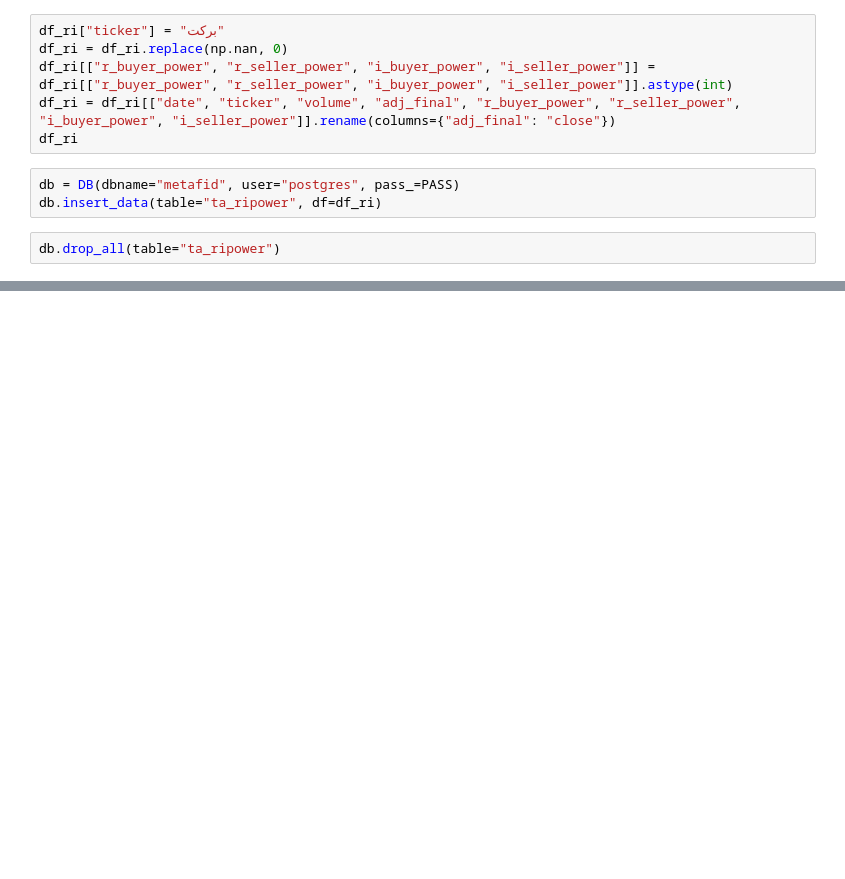
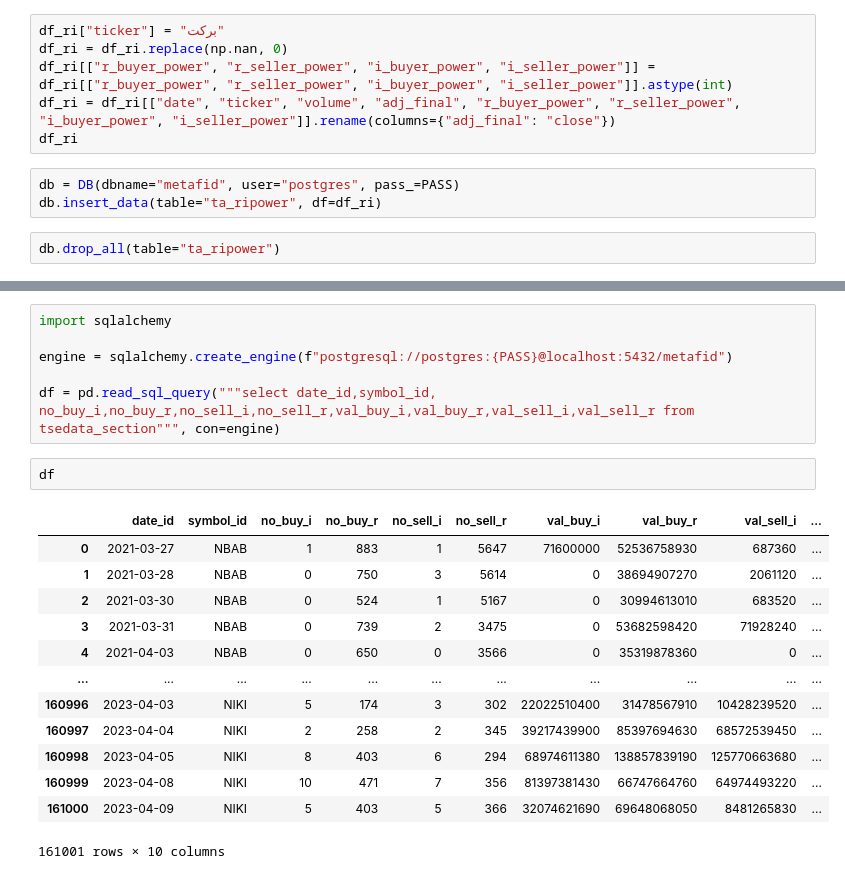
Before and after one commit to yghaderi/metafid-, a Jupyter notebook: example/example.ipynb, the cells around one changed output, grey strips where cells are left out. Saved outputs shown, nothing was run; the diff lists cells and outputs as text; blank space fills up the shorter version.

```diff
--- a/example/example.ipynb
+++ b/example/example.ipynb
@@ -171,0 +221,22 @@ db.drop_all(table="ta_ripower")
+# %%
+import sqlalchemy
+
+engine = sqlalchemy.create_engine(f"postgresql://postgres:{PASS}@localhost:5432/metafid")
+
+df = pd.read_sql_query("""select date_id,symbol_id, no_buy_i,no_buy_r,no_sell_i,no_sell_r,val_buy_i,val_buy_r,val_sell_i,val_sell_r from tsedata_section""", con=engine)
+# %%
+df
+# %% [output]
+|  | date_id | symbol_id | no_buy_i | no_buy_r | no_sell_i | no_sell_r | val_buy_i | val_buy_r | val_sell_i | ... |
+| 0 | 2021-03-27 | NBAB | 1 | 883 | 1 | 5647 | 71600000 | 52536758930 | 687360 | ... |
+| 1 | 2021-03-28 | NBAB | 0 | 750 | 3 | 5614 | 0 | 38694907270 | 2061120 | ... |
+| 2 | 2021-03-30 | NBAB | 0 | 524 | 1 | 5167 | 0 | 30994613010 | 683520 | ... |
+| 3 | 2021-03-31 | NBAB | 0 | 739 | 2 | 3475 | 0 | 53682598420 | 71928240 | ... |
+| 4 | 2021-04-03 | NBAB | 0 | 650 | 0 | 3566 | 0 | 35319878360 | 0 | ... |
+| ... | ... | ... | ... | ... | ... | ... | ... | ... | ... | ... |
+| 160996 | 2023-04-03 | NIKI | 5 | 174 | 3 | 302 | 22022510400 | 31478567910 | 10428239520 | ... |
+| 160997 | 2023-04-04 | NIKI | 2 | 258 | 2 | 345 | 39217439900 | 85397694630 | 68572539450 | ... |
+| 160998 | 2023-04-05 | NIKI | 8 | 403 | 6 | 294 | 68974611380 | 138857839190 | 125770663680 | ... |
+| 160999 | 2023-04-08 | NIKI | 10 | 471 | 7 | 356 | 81397381430 | 66747664760 | 64974493220 | ... |
+| 161000 | 2023-04-09 | NIKI | 5 | 403 | 5 | 366 | 32074621690 | 69648068050 | 8481265830 | ... |
+161001 rows × 10 columns
```
Also changed, not shown: parts of 10 cells of this notebook, 4 other files.
